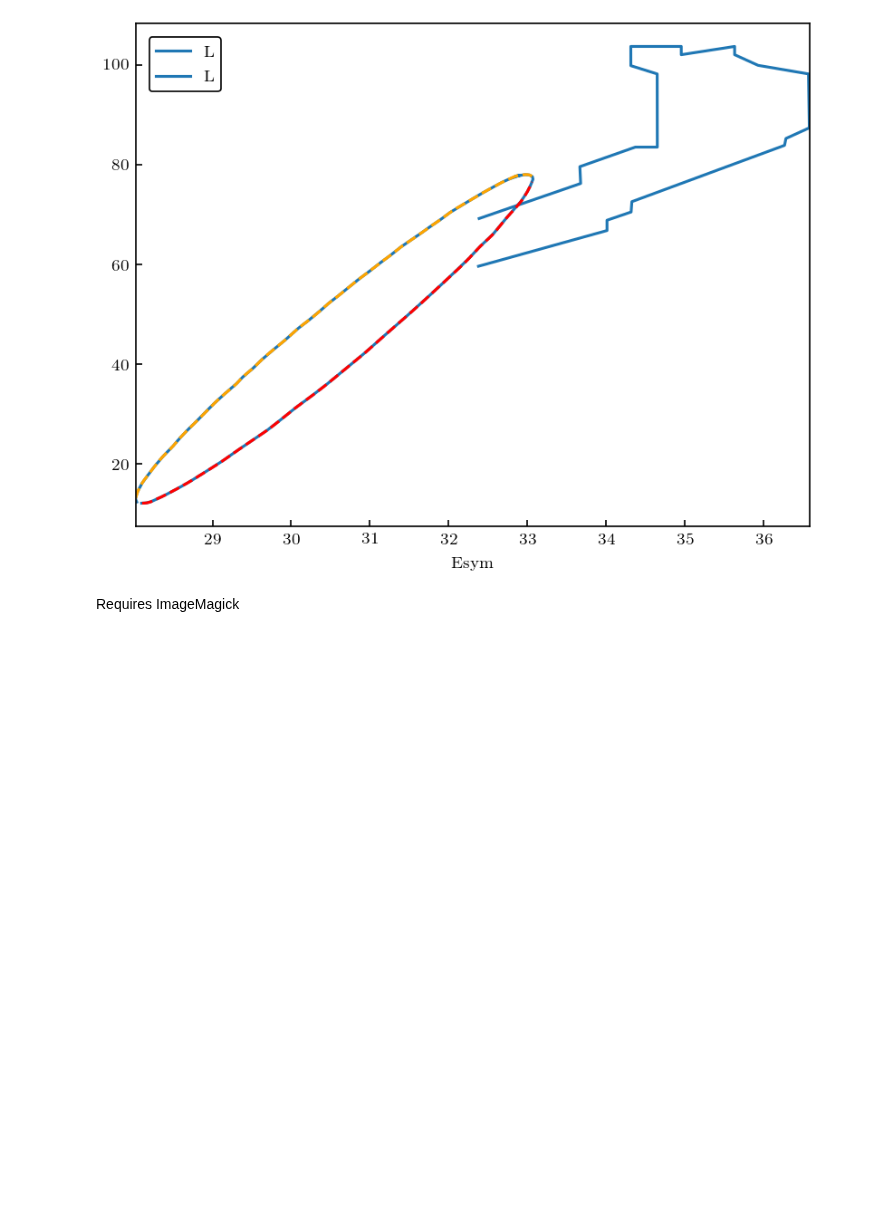
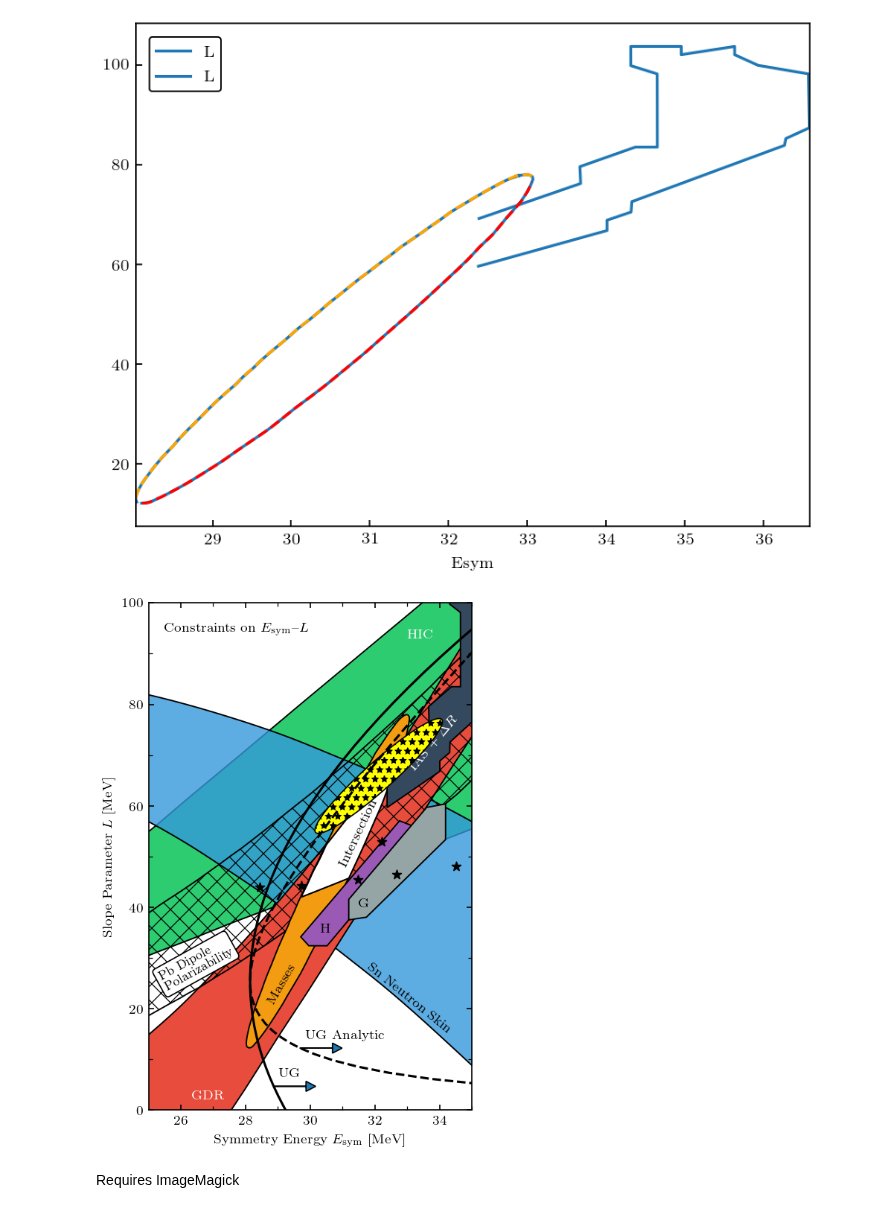
Before and after one commit to buqeye/nuclear-matter-convergence, a Jupyter notebook: analysis/Esym-L/correlation.ipynb, the cells around one changed output. Drawn from its saved outputs; the diff is of its cells as text; code cells hidden in the pictures; blank space fills up the shorter version.

```diff
--- a/analysis/Esym-L/correlation.ipynb
+++ b/analysis/Esym-L/correlation.ipynb
@@ -488,35 +488,36 @@ ax.arrow(
     head_length=0.3, head_width=2, zorder=tews_zorder)
 ax.text(Esym_tews_analytic[idx_arrow_tews_a]+0.15, L_grid[idx_arrow_tews_a]+1.4,
         'UG Analytic', ha='left', va='bottom', zorder=tews_zorder)
 
-# ug_ref = '???'
 # ug_ref = 'UG: Tews, I., Lattimer, J. M., Ohnishi, A. , Kolomeitsev, E. E., APJ 848, 2'
-ug_ref = 'Tews \\textit{et al.},\nAPJ \\textbf{848}, 2 (2017)'
+ug_ref = 'Tews \\textit{et al.},\nAPJ \\textbf{848}, 105 (2017)'
 ref = add_ref(ug_ref, ax)
 i += 1
 fig.savefig(file_out(i, image_type))
 ref.remove()
 
 # plot Drischler et al. (2016)
 # we don't necessarily need to show these data points (no bands)
 data_D = pd.read_csv("./data/Drischler_2016.csv", names=['Esym', 'L'])
 ax.scatter(data_D["Esym"], data_D["L"], c="k", marker="*")
 stars_ref = 'Drischler \\textit{et al.},\nPRC \\textbf{93}, 054314 (2016)'
 ref = add_ref(stars_ref, ax)
 i += 1
 fig.savefig(file_out(i, image_type))
 ref.remove()
 
 confidence_ellipse(
     Esym_L_sat_eft, cov_Esym_L_eft, ax=ax, n_std=2,
     facecolor=yellow, edgecolor='k', hatch='**', zorder=10
 )
 ref = add_ref('This work', ax)
 i += 1
 fig.savefig(file_out(i, image_type))
 ref.remove()
 
 fig.savefig("Lattimer_Esym_L")
+# %% [output]
+[figure, added]
 # %% [markdown]
 Requires ImageMagick
 # %%
```
Also changed, not shown: 2 other files.
